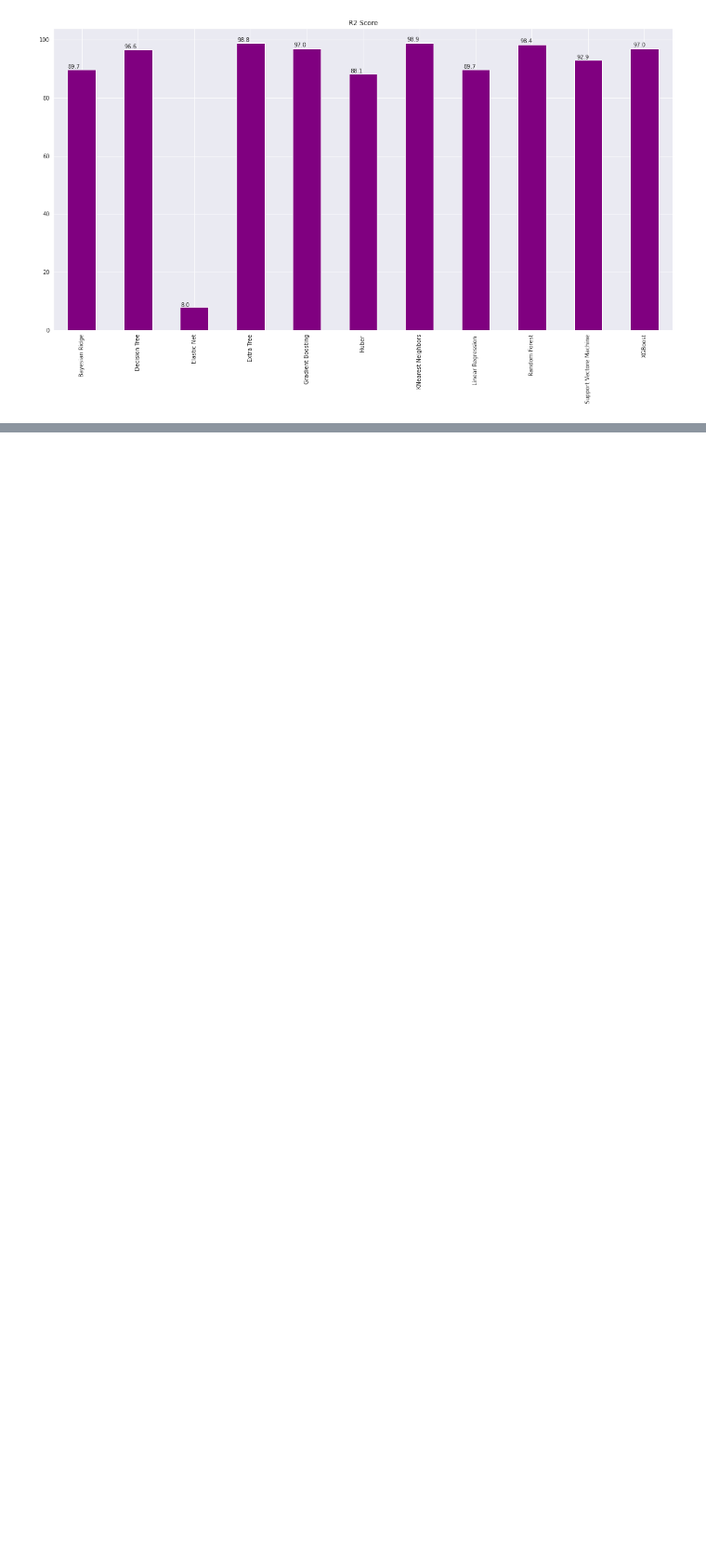
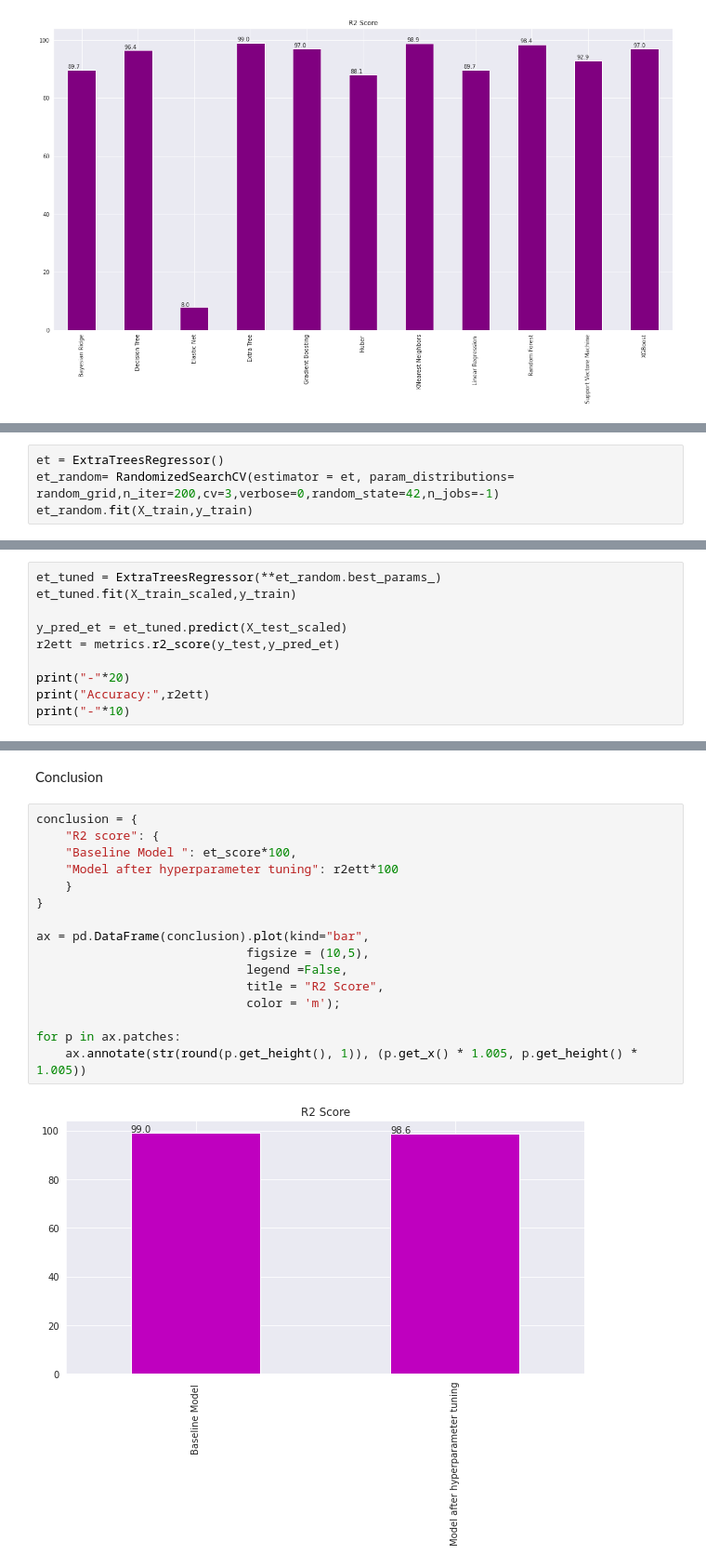
Before and after one commit to yubrajt/GoldPricePrediction, a Jupyter notebook: GoldPricePrediction.ipynb, the cells around one changed output, grey strips where cells are left out. Shown at 93% size. Drawn from its saved outputs; the diff is of its cells as text; blank space fills up the shorter version.

```diff
--- a/GoldPricePrediction.ipynb
+++ b/GoldPricePrediction.ipynb
@@ -403,0 +430,4 @@ for p in ax.patches:
+# %%
+et = ExtraTreesRegressor()
+et_random= RandomizedSearchCV(estimator = et, param_distributions= random_grid,n_iter=200,cv=3,verbose=0,random_state=42,n_jobs=-1)
+et_random.fit(X_train,y_train)
@@ -403,0 +464,10 @@ for p in ax.patches:
+# %%
+et_tuned = ExtraTreesRegressor(**et_random.best_params_)
+et_tuned.fit(X_train_scaled,y_train)
+
+y_pred_et = et_tuned.predict(X_test_scaled)
+r2ett = metrics.r2_score(y_test,y_pred_et)
+
+print("-"*20)
+print("Accuracy:",r2ett)
+print("-"*10)
@@ -403,0 +478,20 @@ for p in ax.patches:
+# %% [markdown]
+Conclusion
+# %%
+conclusion = {
+    "R2 score": {
+    "Baseline Model ": et_score*100,
+    "Model after hyperparameter tuning": r2ett*100
+    }
+}
+
+ax = pd.DataFrame(conclusion).plot(kind="bar",
+                             figsize = (10,5),
+                             legend =False,
+                             title = "R2 Score",
+                             color = 'm');
+
+for p in ax.patches:
+    ax.annotate(str(round(p.get_height(), 1)), (p.get_x() * 1.005, p.get_height() * 1.005))
+# %% [output]
+[figure, added]
```
Also changed, not shown: parts of 11 cells of this notebook.
